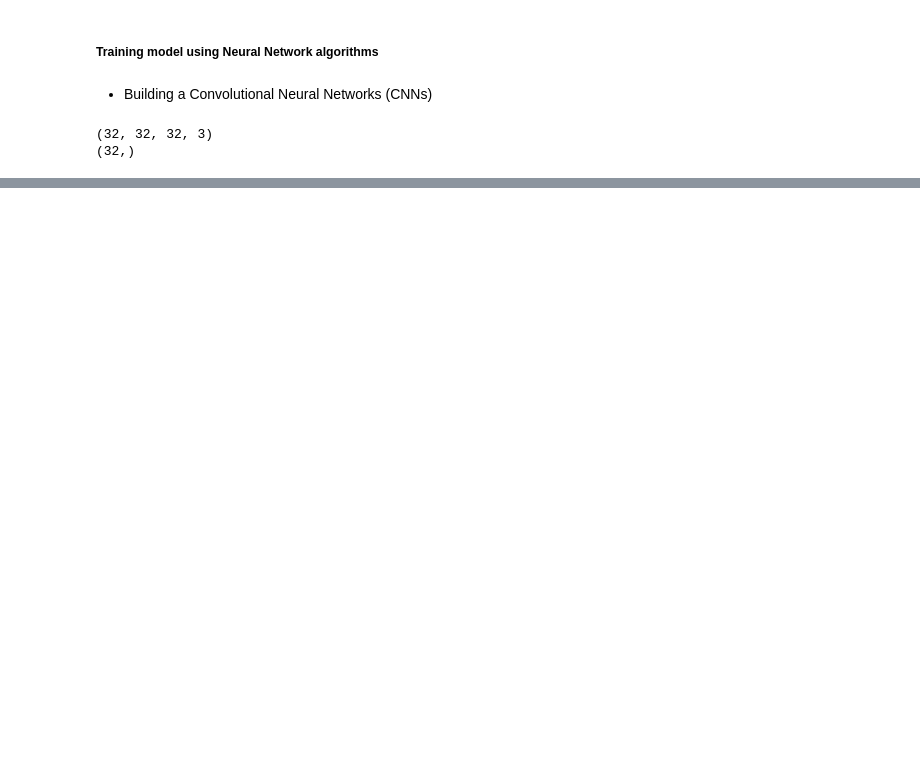
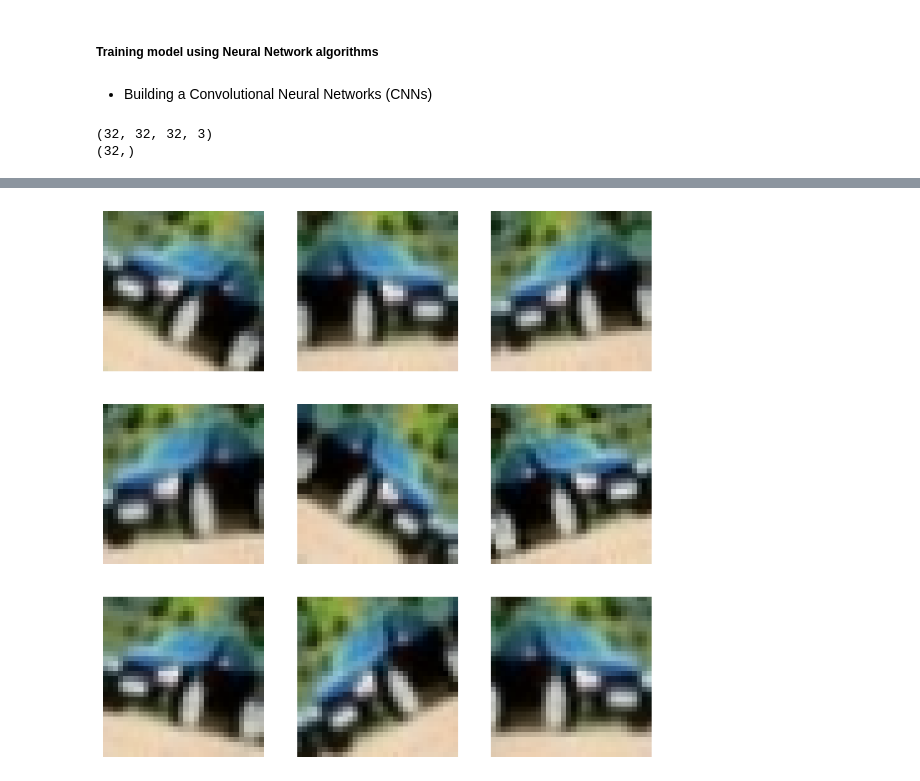
Before and after one commit to LowUp/AI_project, a Jupyter notebook: ai_generated_img_detection.ipynb, the cells around one changed output, grey strips where cells are left out. Saved outputs shown, nothing was run; the diff lists cells and outputs as text; code cells hidden in the pictures; blank space fills up the shorter version.

```diff
--- a/ai_generated_img_detection.ipynb
+++ b/ai_generated_img_detection.ipynb
@@ -388,8 +397,10 @@ train_ds = tf.data.Dataset.from_tensor_slices((X_train, Y_train))
 test_ds = tf.data.Dataset.from_tensor_slices((X_test, Y_test))
 
 # Map preprocessing function to the datasets
-train_dataset = train_ds.cache().map(lambda x, y: (preprocess_image(x, target_size=(img_height, img_width)), y))
-test_dataset = test_ds.cache().map(lambda x, y: (preprocess_image(x, target_size=(img_height, img_width)), y))
+train_dataset = train_ds.map(lambda x, y: (preprocess_image(x, target_size=(img_height, img_width)), y))
+test_dataset = test_ds.map(lambda x, y: (preprocess_image(x, target_size=(img_height, img_width)), y))
+# train_dataset = train_ds.cache().map(lambda x, y: (preprocess_image(x, target_size=(img_height, img_width)), y))
+# test_dataset = test_ds.cache().map(lambda x, y: (preprocess_image(x, target_size=(img_height, img_width)), y))
 
 # shuffle and batch the datasets
 train_dataset = train_dataset.shuffle(buffer_size=len(X_train)).batch(BATCH_SIZE)
@@ -664,0 +733,18 @@ Epoch 10/10
+# %%
+data_augmentation = keras.Sequential(
+  [
+    layers.experimental.preprocessing.RandomFlip("horizontal"),
+    layers.experimental.preprocessing.RandomRotation(0.1),
+    layers.experimental.preprocessing.RandomZoom(0.1),
+  ]
+)
+# %%
+plt.figure(figsize=(10, 10))
+for images, _ in train_ann.take(1):
+  for i in range(9):
+    augmented_images = data_augmentation(images)
+    ax = plt.subplot(3, 3, i + 1)
+    plt.imshow((np.reshape(augmented_images[0],(32, 32,3))))
+    plt.axis("off")
+# %% [output]
+[figure, added]
```
Also changed, not shown: parts of 28 cells of this notebook.
